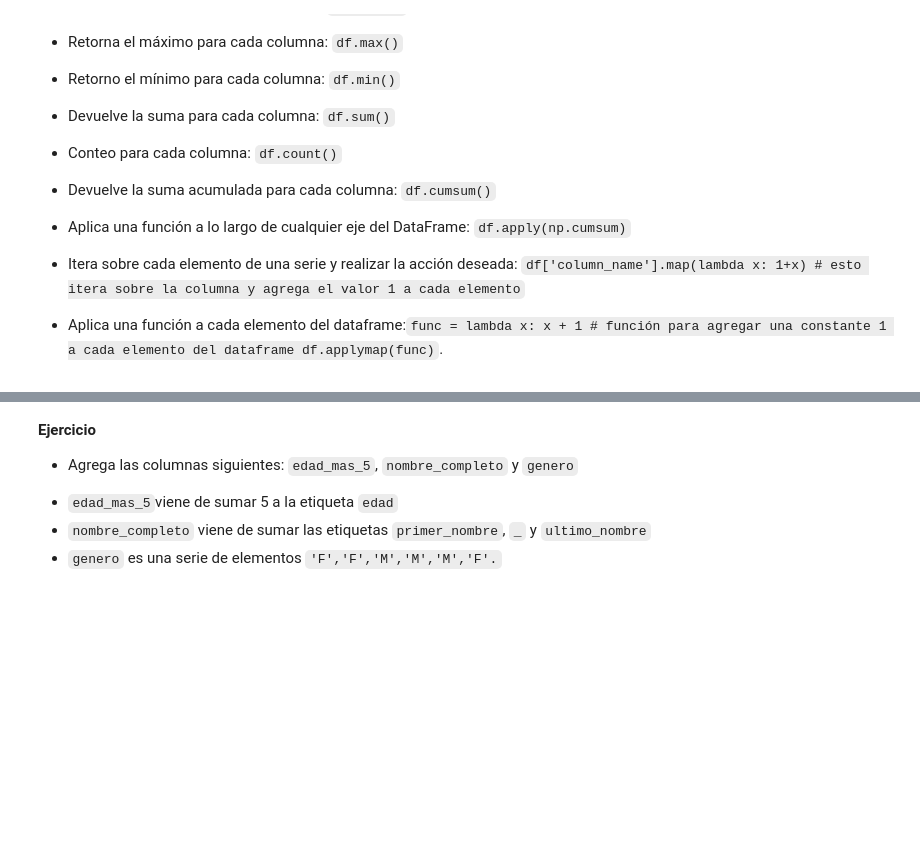
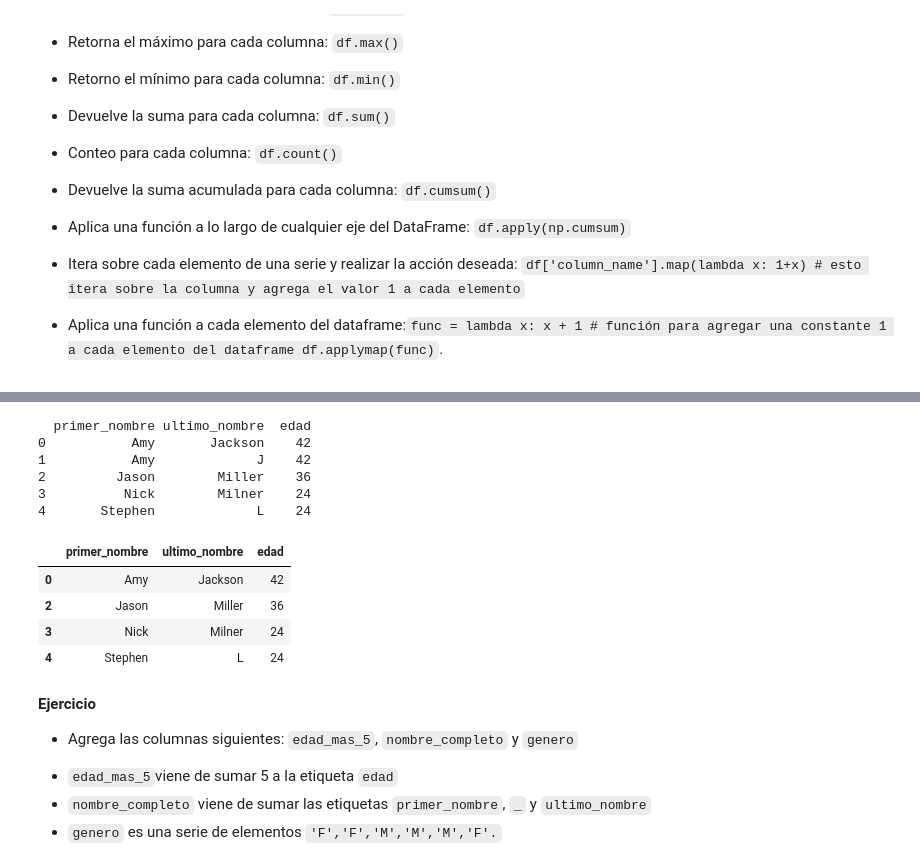
Before and after one commit to Josema1304/C8280, a Jupyter notebook: Pandas.ipynb, the cells around one changed output, grey strips where cells are left out. Cells and saved outputs as stored; diff of their text form; code cells hidden in the pictures; blank space fills up the shorter version.

```diff
--- a/Pandas.ipynb
+++ b/Pandas.ipynb
@@ -400,7 +678,20 @@ print(df)
 # %%
-# print(df.drop_duplicates())
+print(df.drop_duplicates())
+# %% [output]
+  primer_nombre ultimo_nombre  edad
+0           Amy       Jackson    42
+1           Amy             J    42
+2         Jason        Miller    36
+3          Nick        Milner    24
+4       Stephen             L    24
 # %%
-#df.drop_duplicates(['primer_nombre'], keep ='first')
+df.drop_duplicates(['primer_nombre'], keep ='first')
+# %% [output]
+|  | primer_nombre | ultimo_nombre | edad |
+| 0 | Amy | Jackson | 42 |
+| 2 | Jason | Miller | 36 |
+| 3 | Nick | Milner | 24 |
+| 4 | Stephen | L | 24 |
 # %% [markdown]
 **Ejercicio**
 
```
Also changed, not shown: parts of 75 cells of this notebook.
